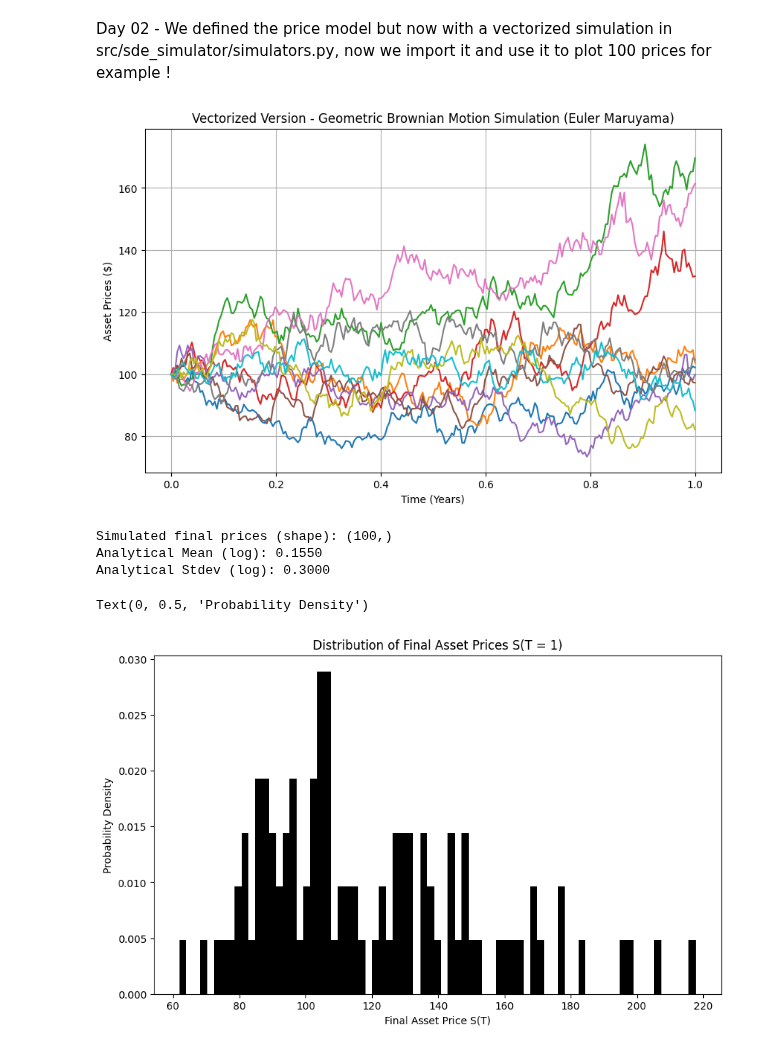
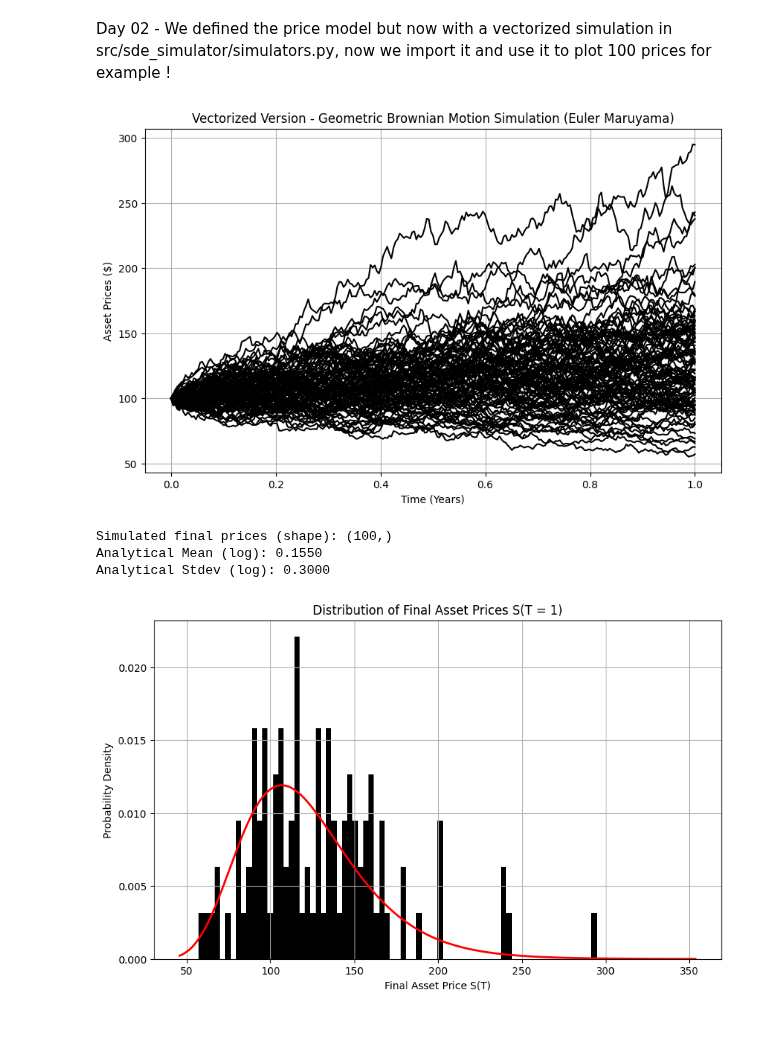
Before and after one commit to Far3000-YT/SDE-Simulation-Analysis, a Jupyter notebook: notebooks/02_gbm_vectorized_analytical.ipynb, the cells around one changed output. Saved outputs shown, nothing was run; the diff lists cells and outputs as text; code cells hidden in the pictures.

```diff
--- a/notebooks/02_gbm_vectorized_analytical.ipynb
+++ b/notebooks/02_gbm_vectorized_analytical.ipynb
@@ -23,43 +23,54 @@ DT = 1/252    #time step (daily steps, 1/252 assuming 252 trading days basically
 PATHS = 100   #number of paths (times we repeat the function we did on day 1 basically)
 
 #run here
 time_points, asset_paths_all = simulate_gbm_em_vectorized(S0, MU, SIGMA, T, DT, PATHS)
 
 #plot, basic matplotlib
 plt.figure(figsize=(10, 6))
-for _ in range(10):
-    plt.plot(time_points, asset_paths_all[:, _])
+plt.plot(time_points, asset_paths_all[:, [_ for _ in range(PATHS)]], color = "black") #10 times
 plt.title(f'Vectorized Version - Geometric Brownian Motion Simulation (Euler Maruyama)')
-
 plt.xlabel('Time (Years)') ; plt.ylabel('Asset Prices ($)')
-#grid, legend and then show graph
-plt.grid(True);
+plt.grid(True)
 plt.show()
 
 
 #analysis part
-
 #final prices of the simulation extraction
 SofT_simulated = asset_paths_all[-1, :] #last row, all columns
 print(f"Simulated final prices (shape): {SofT_simulated.shape}")
 
 
 #parameters calculation, for the log-normal distribution of S(T)
 analytical_mean_log = (MU - 0.5 * SIGMA**2) * T #mean of the underlying normal distribution ln(S(T) / S0)
 analytical_stdev_log = SIGMA * np.sqrt(T) #standard deviation of the underlying normal distribution ln(S(T) / S0)
 
 print(f"Analytical Mean (log): {analytical_mean_log:.4f}")
 print(f"Analytical Stdev (log): {analytical_stdev_log:.4f}")
 
 
 plt.figure(figsize=(10, 6))
-plt.hist(SofT_simulated, bins=75, density=True, label='Simulated S(T) (EM)', color = "black") #histogram with 75 bars
+plt.hist(SofT_simulated, bins=75, density=True, label='Simulated S(T) (EM)', color = "black")
+#histogram with 75 bars
 plt.title(f'Distribution of Final Asset Prices S(T = {T})')
 plt.xlabel('Final Asset Price S(T)'); plt.ylabel('Probability Density')
+
+
+from scipy.stats import lognorm
+
+#calculation of the PDF (probability density function) curve
+#min/max of simulated data to set a sensible range
+plot_min, plot_max = SofT_simulated.min() * 0.8, SofT_simulated.max() * 1.2
+x_values = np.linspace(plot_min, plot_max, 200)
+
+scale_param = S0 * np.exp(analytical_mean_log)
+pdf_values = lognorm.pdf(x_values, s = analytical_stdev_log, scale = scale_param)
+
+plt.plot(x_values, pdf_values, 'r-', lw=2, label='Analytical PDF')
+plt.grid(True)
+plt.show()
 # %% [output]
-[figure, old version]
+[figure, new version]
 Simulated final prices (shape): (100,)
 Analytical Mean (log): 0.1550
 Analytical Stdev (log): 0.3000
-Text(0, 0.5, 'Probability Density')
-[figure, old version]
+[figure, new version]
```
